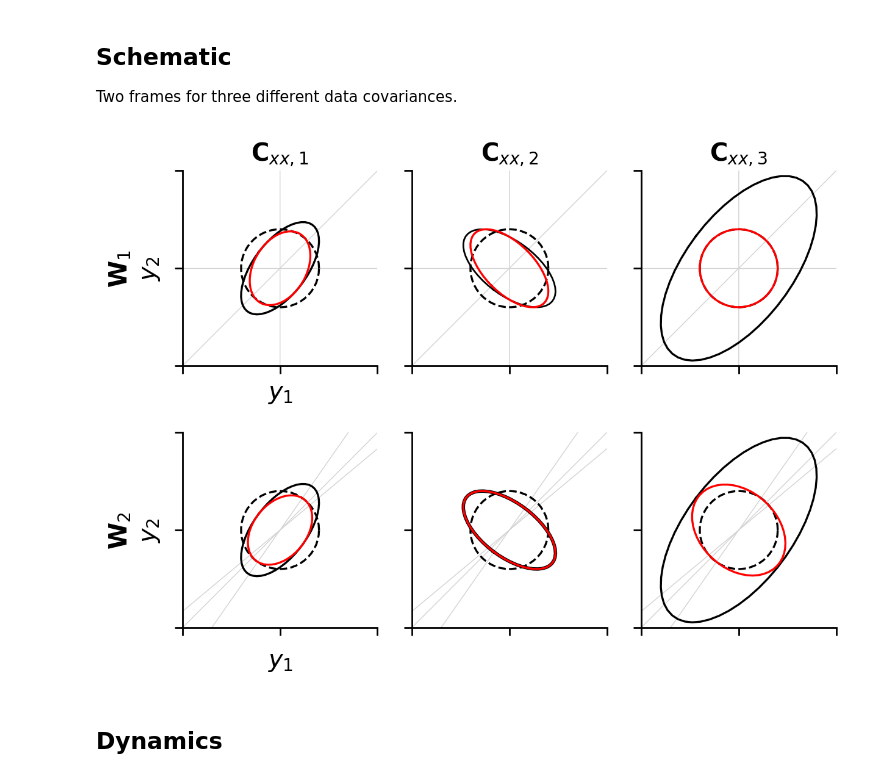
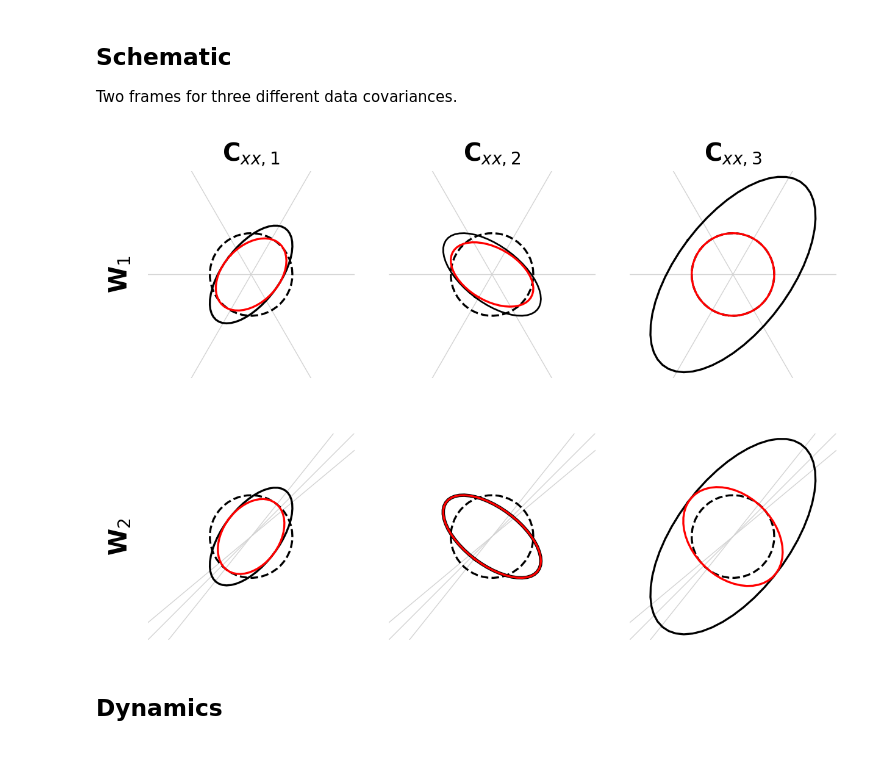
Before and after one commit to lyndond/frame_whitening, a Jupyter notebook: figures/nonnegative.ipynb, the cells around one changed output. Saved outputs shown, nothing was run; the diff lists cells and outputs as text; code cells hidden in the pictures.

```diff
--- a/figures/nonnegative.ipynb
+++ b/figures/nonnegative.ipynb
@@ -23,11 +23,13 @@ Cxx1 = np.array([[sigma_x, sigma_xy], [sigma_xy, sigma_y]])
 
 Cxx  = [Cxx1, Q@Cxx1@Q.T, Cxx1*4]
 
+W1 = fw.normalize_frame(np.array([[0+.00001, 1, 1],[1, 1, 0]]))
+W1 = fw.normalize_frame(fw.get_mercedes_frame())
 
-W1 = fw.normalize_frame(np.array([[0+.00001, 1, 1],[1, 1, 0]]))
-# W1 = fw.normalize_frame(fw.get_mercedes_frame())
-
-W2 = np.array([[1, .7, 1.2], [1, 1, 1]])
+W2 = np.array(
+    [[1, .8, 1.2],
+     [1, 1, 1]]
+)
 W2 = fw.normalize_frame(W2)
 
 W = (W1, W2)
@@ -68,39 +70,38 @@ with sns.plotting_context("paper", font_scale=1.5):
     fwplt.plot_ellipse(Cxx[2], n_pts=50, ax=ax[0,2], color="k")
     fwplt.plot_ellipse(whiten(Cxx[2], W[0], True)[0], n_pts=50, ax=ax[0,2], color="r")
     plot_frame_axes2d(W[0], ax[0,2])
 
     fwplt.plot_ellipse(I, n_pts=50, ax=ax[1,0], color="k", linestyle="--")
     fwplt.plot_ellipse(Cxx[0], n_pts=50, ax=ax[1,0], color="k")
     fwplt.plot_ellipse(whiten(Cxx[0], W[1], True)[0], n_pts=50, ax=ax[1,0], color="r")
     plot_frame_axes2d(W[1], ax[1,0])
 
     fwplt.plot_ellipse(I, n_pts=50, ax=ax[1,1], color="k", linestyle="--")
     fwplt.plot_ellipse(Cxx[1], n_pts=50, ax=ax[1,1], color="k", lw=2)
     fwplt.plot_ellipse(whiten(Cxx[1], W[1], True)[0], n_pts=50, ax=ax[1,1], color="r")
     plot_frame_axes2d(W[1], ax[1,1])
 
     fwplt.plot_ellipse(I, n_pts=50, ax=ax[1,2], color="k", linestyle="--")
     fwplt.plot_ellipse(Cxx[2], n_pts=50, ax=ax[1,2], color="k")
     fwplt.plot_ellipse(whiten(Cxx[2], W[1], True)[0], n_pts=50, ax=ax[1,2], color="r")
     plot_frame_axes2d(W[1], ax[1,2])
 
     ax[0,0].axis("square")
     ax[0,1].axis("square")
     ax[1,0].axis("square")
     ax[1,1].axis("square")
     ax[0,2].axis("square")
     ax[1,2].axis("square")
 
-    ax[0,0].set(xlim=(-5, 5), ylim=(-5, 5), yticks=(-5, 0, 5), xticks=(-5, 0, 5),
-    xticklabels=[], yticklabels=[], ylabel=r"${\bf W}_1$" "\n" r"$y_2$",
-    title=r"${\bf C}_{xx,1}$", xlabel=r"$y_1$")
-    ax[1,0].set(ylabel=r"${\bf W}_2$" "\n" r"$y_2$", xlabel=r"$y_1$")
+    ax[0,0].set(xlim=(-5, 5), ylim=(-5, 5), yticks=[], xticks=[],
+    xticklabels=[], yticklabels=[], ylabel=r"${\bf W}_1$", title=r"${\bf C}_{xx,1}$")
+    ax[1,0].set(ylabel=r"${\bf W}_2$")
     ax[0,1].set(title=r"${\bf C}_{xx,2}$")
     ax[0,2].set(title=r"${\bf C}_{xx,3}$")
     fig.tight_layout()
-    sns.despine()
+    sns.despine(left=True, bottom=True,)
 # %% [output]
-[figure, old version]
+[figure, new version]
 # %% [markdown]
 ## Dynamics
 # %%
```
